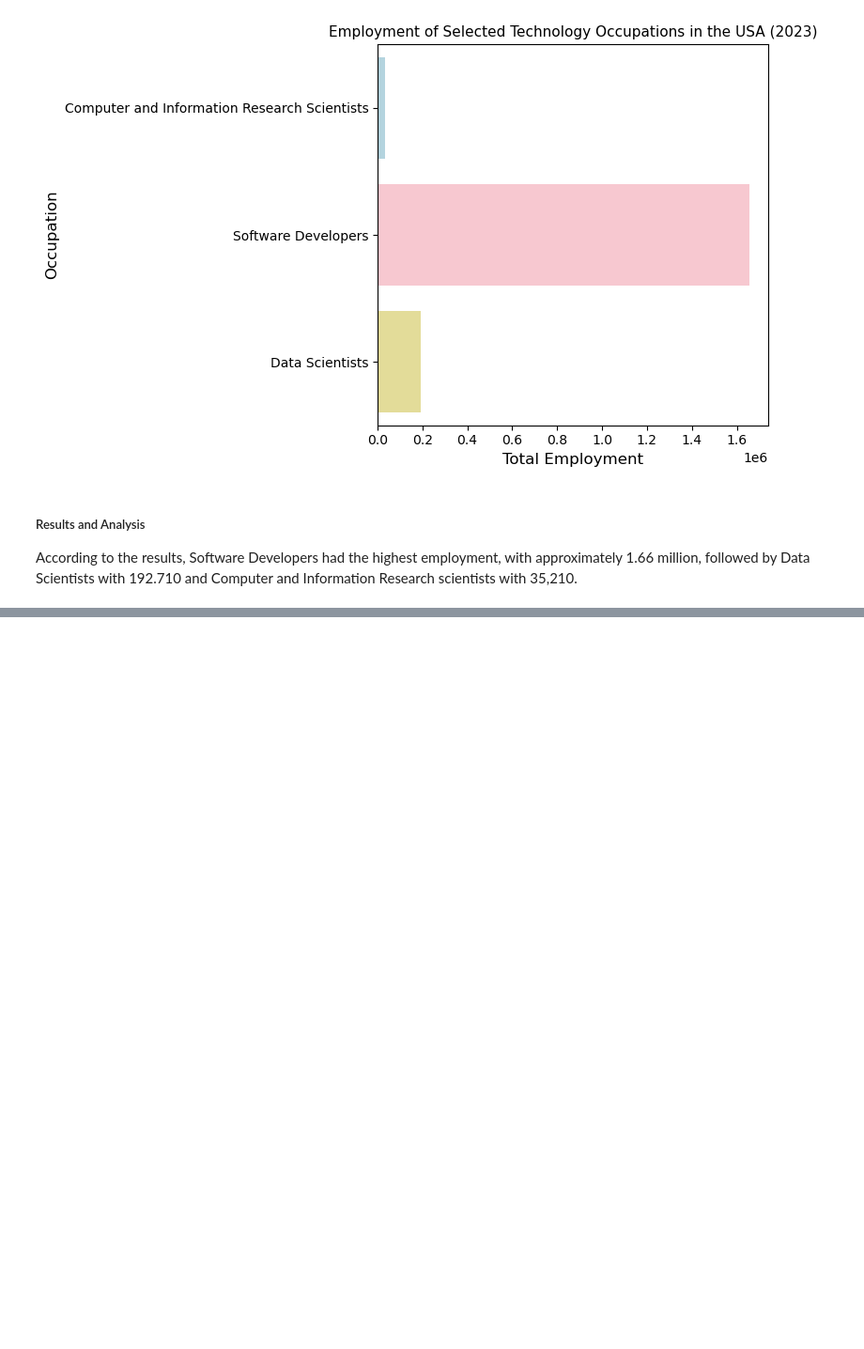
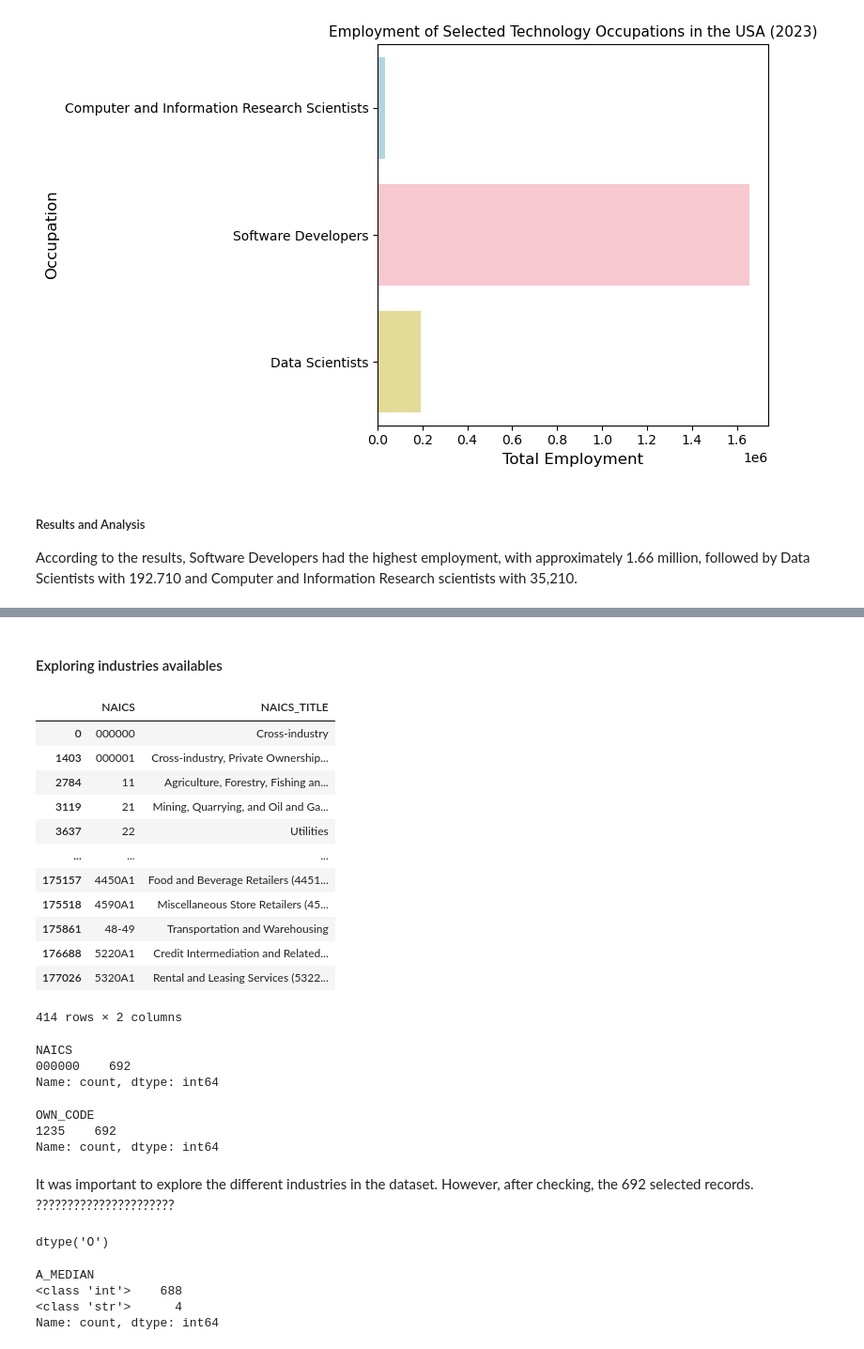
Before and after one commit to HeloEugenio0916/Data-Visualisation-and-Communication-CA1, a Jupyter notebook: CA1.ipynb, the cells around one changed output, grey strips where cells are left out. Shown at 94% size. Drawn from its saved outputs; the diff is of its cells as text; code cells hidden in the pictures; blank space fills up the shorter version.

```diff
--- a/CA1.ipynb
+++ b/CA1.ipynb
@@ -189,0 +233,43 @@ According to the results, Software Developers had the highest employment, with a
+# %% [markdown]
+#### Exploring industries availables
+# %%
+dataset[["NAICS", "NAICS_TITLE"]].drop_duplicates()
+# %% [output]
+|  | NAICS | NAICS_TITLE |
+| 0 | 000000 | Cross-industry |
+| 1403 | 000001 | Cross-industry, Private Ownership... |
+| 2784 | 11 | Agriculture, Forestry, Fishing an... |
+| 3119 | 21 | Mining, Quarrying, and Oil and Ga... |
+| 3637 | 22 | Utilities |
+| ... | ... | ... |
+| 175157 | 4450A1 | Food and Beverage Retailers (4451... |
+| 175518 | 4590A1 | Miscellaneous Store Retailers (45... |
+| 175861 | 48-49 | Transportation and Warehousing |
+| 176688 | 5220A1 | Credit Intermediation and Related... |
+| 177026 | 5320A1 | Rental and Leasing Services (5322... |
+414 rows × 2 columns
+# %%
+metro["NAICS"].value_counts()
+# %% [output]
+NAICS
+000000    692
+Name: count, dtype: int64
+# %%
+metro["OWN_CODE"].value_counts()
+# %% [output]
+OWN_CODE
+1235    692
+Name: count, dtype: int64
+# %% [markdown]
+It was important to explore the different industries in the dataset. However, after checking, the 692 selected records.   ??????????????????????
+# %%
+metro["A_MEDIAN"].dtype
+# %% [output]
+dtype('O')
+# %%
+metro["A_MEDIAN"].apply(type).value_counts()
+# %% [output]
+A_MEDIAN
+<class 'int'>    688
+<class 'str'>      4
+Name: count, dtype: int64
```
Also changed, not shown: parts of 14 cells of this notebook.
